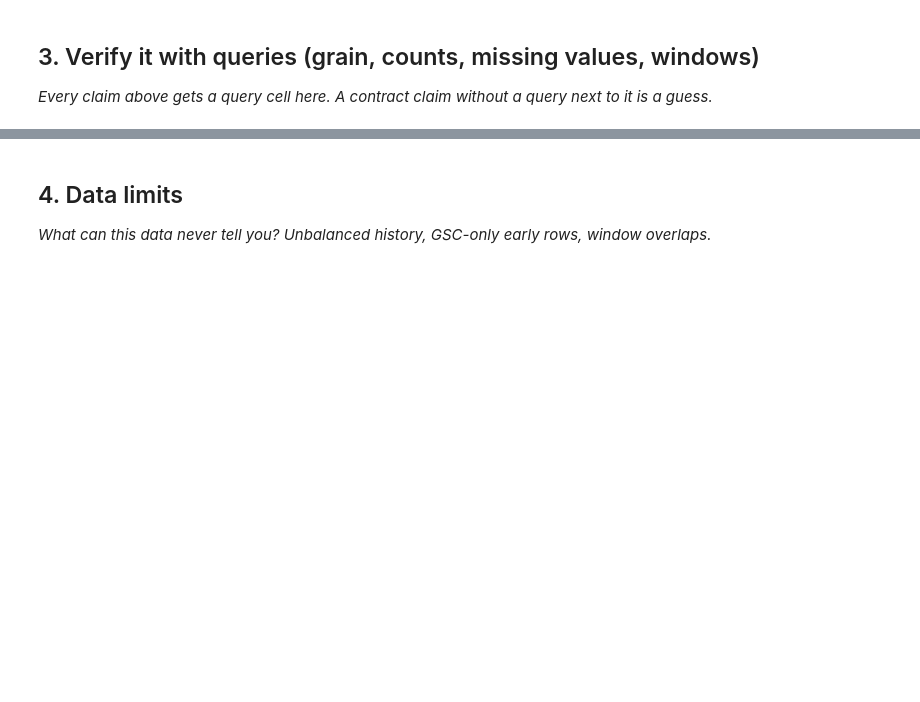
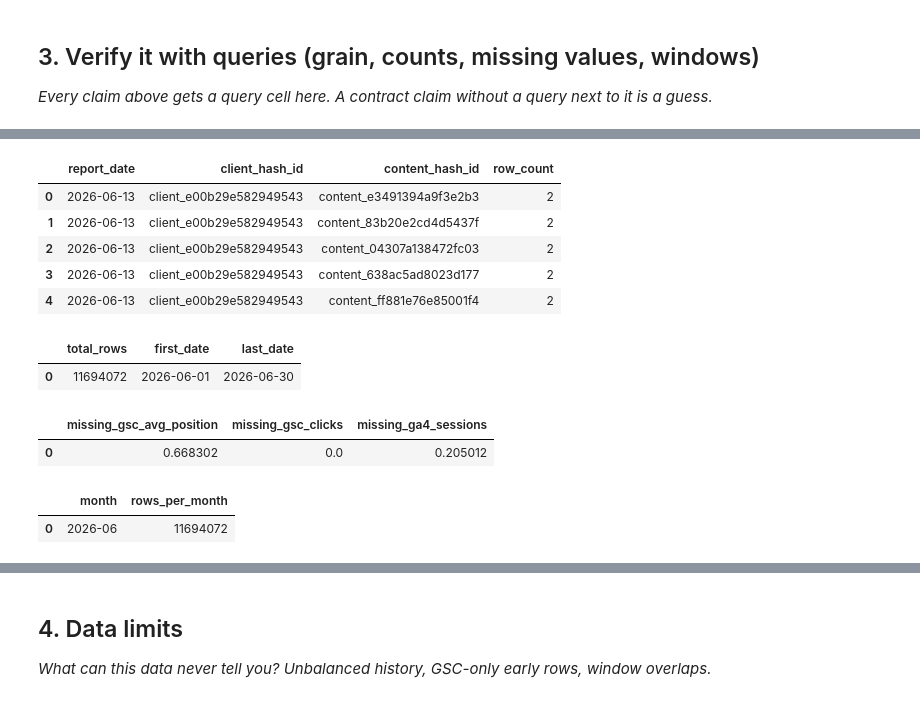
Before and after one commit to PrathamTumminakatti/ML1, a Jupyter notebook: work/notebooks/w03_data_contract.ipynb, the cells around one changed output, grey strips where cells are left out. Cells and saved outputs as stored; diff of their text form; code cells hidden in the pictures; blank space fills up the shorter version.

```diff
--- a/work/notebooks/w03_data_contract.ipynb
+++ b/work/notebooks/w03_data_contract.ipynb
@@ -20,0 +144,53 @@ This skeleton is yours to fill. Work the sections **in order** — each one has
+# %%
+con.sql("""
+SELECT
+    report_date,
+    client_hash_id,
+    content_hash_id,
+    COUNT(*) AS row_count
+FROM performance
+GROUP BY report_date, client_hash_id, content_hash_id
+HAVING COUNT(*) > 1
+LIMIT 5;
+""").df()
+# %% [output]
+|  | report_date | client_hash_id | content_hash_id | row_count |
+| 0 | 2026-06-13 | client_e00b29e582949543 | content_e3491394a9f3e2b3 | 2 |
+| 1 | 2026-06-13 | client_e00b29e582949543 | content_83b20e2cd4d5437f | 2 |
+| 2 | 2026-06-13 | client_e00b29e582949543 | content_04307a138472fc03 | 2 |
+| 3 | 2026-06-13 | client_e00b29e582949543 | content_638ac5ad8023d177 | 2 |
+| 4 | 2026-06-13 | client_e00b29e582949543 | content_ff881e76e85001f4 | 2 |
+# %%
+con.sql("""
+SELECT
+    COUNT(*) AS total_rows,
+    MIN(report_date) AS first_date,
+    MAX(report_date) AS last_date
+FROM performance;
+""").df()
+# %% [output]
+|  | total_rows | first_date | last_date |
+| 0 | 11694072 | 2026-06-01 | 2026-06-30 |
+# %%
+con.sql("""
+SELECT
+    AVG(CASE WHEN gsc_avg_position IS NULL THEN 1.0 ELSE 0 END) AS missing_gsc_avg_position,
+    AVG(CASE WHEN gsc_clicks IS NULL THEN 1.0 ELSE 0 END) AS missing_gsc_clicks,
+    AVG(CASE WHEN ga4_sessions IS NULL THEN 1.0 ELSE 0 END) AS missing_ga4_sessions
+FROM performance;
+""").df()
+# %% [output]
+|  | missing_gsc_avg_position | missing_gsc_clicks | missing_ga4_sessions |
+| 0 | 0.668302 | 0.0 | 0.205012 |
+# %%
+con.sql("""
+SELECT
+    month,
+    COUNT(*) AS rows_per_month
+FROM performance
+GROUP BY month
+ORDER BY month;
+""").df()
+# %% [output]
+|  | month | rows_per_month |
+| 0 | 2026-06 | 11694072 |
```
Also changed, not shown: parts of 17 cells of this notebook.
